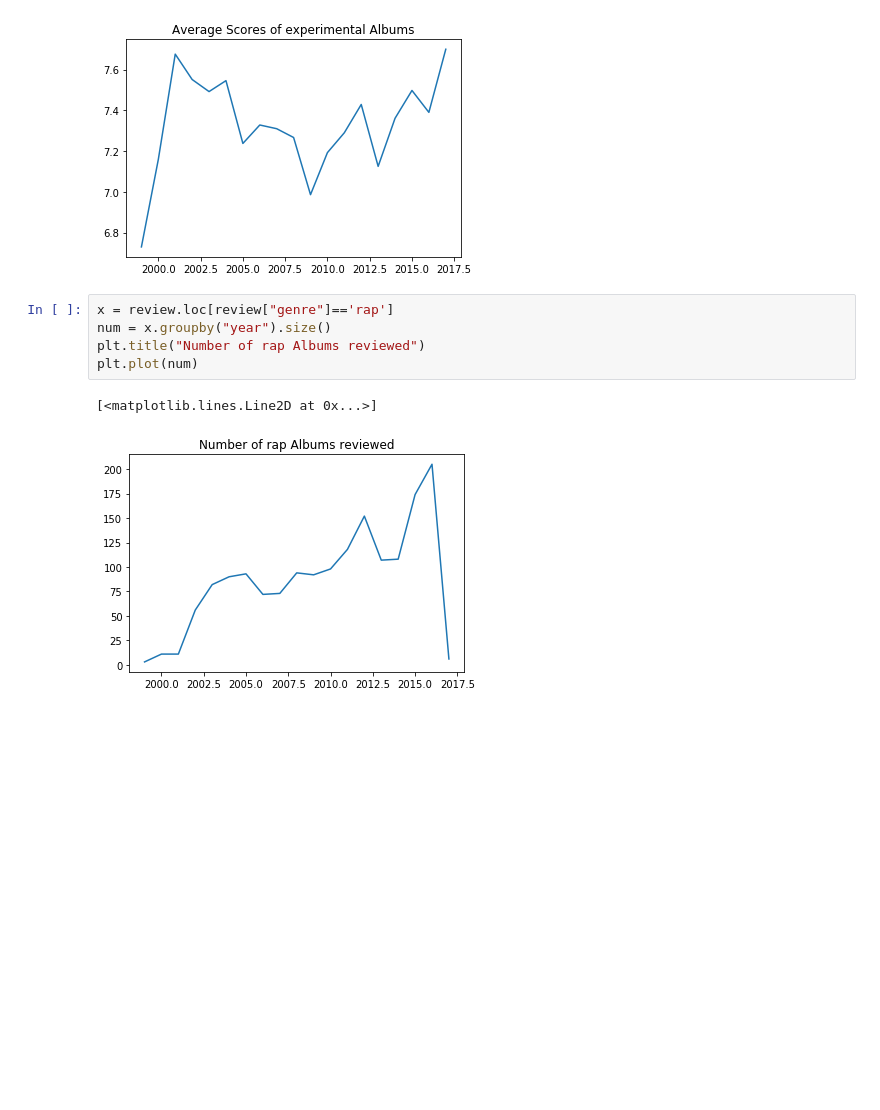
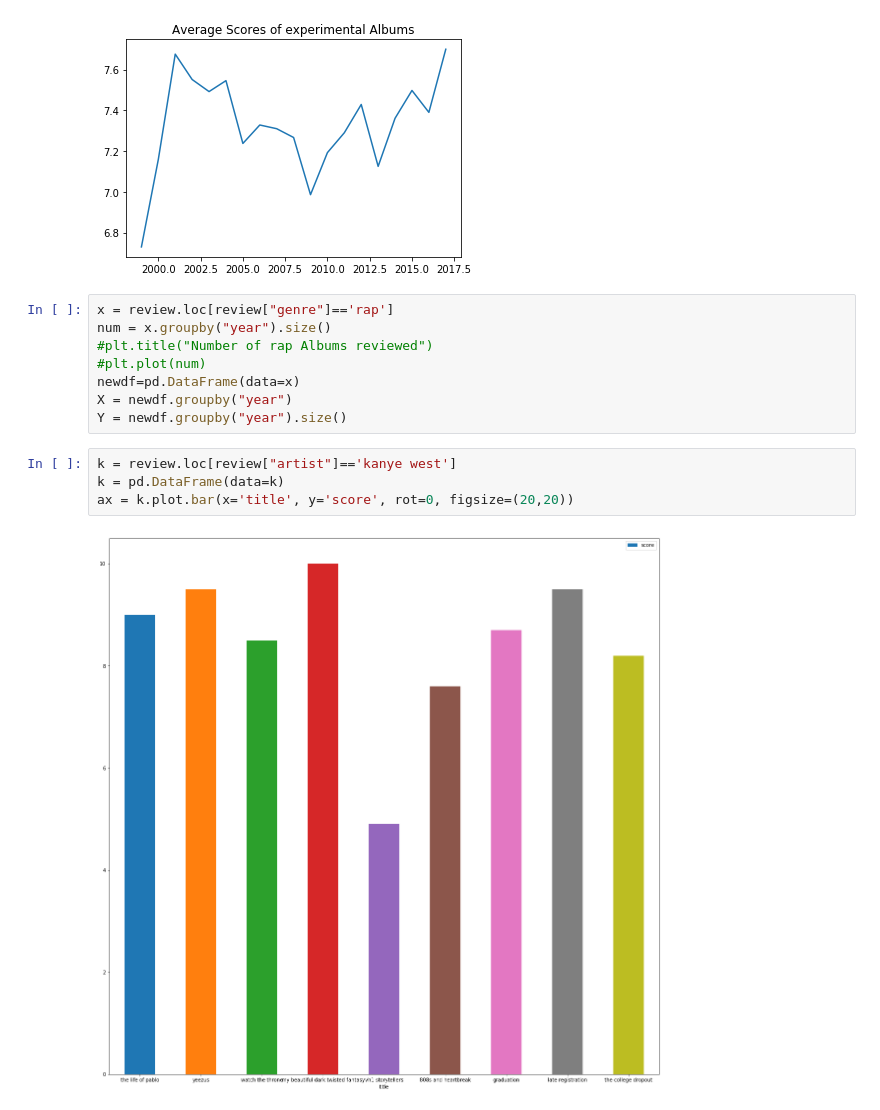
Before and after one commit to CountTurtle/P4k, a Jupyter notebook: P4k.ipynb, the cells around one changed output. Cells and saved outputs as stored; diff of their text form; blank space fills up the shorter version.

```diff
--- a/P4k.ipynb
+++ b/P4k.ipynb
@@ -137,8 +137,14 @@ year
 # %%
 x = review.loc[review["genre"]=='rap']
 num = x.groupby("year").size()
-plt.title("Number of rap Albums reviewed")
-plt.plot(num)
+#plt.title("Number of rap Albums reviewed")
+#plt.plot(num)
+newdf=pd.DataFrame(data=x)
+X = newdf.groupby("year")
+Y = newdf.groupby("year").size()
-# %% [output]
-[<matplotlib.lines.Line2D at 0x...>]
-[figure, removed]
+# %%
+k = review.loc[review["artist"]=='kanye west']
+k = pd.DataFrame(data=k)
+ax = k.plot.bar(x='title', y='score', rot=0, figsize=(20,20))
+# %% [output]
+[figure, added]
```
Also changed, not shown: parts of 2 cells of this notebook.
